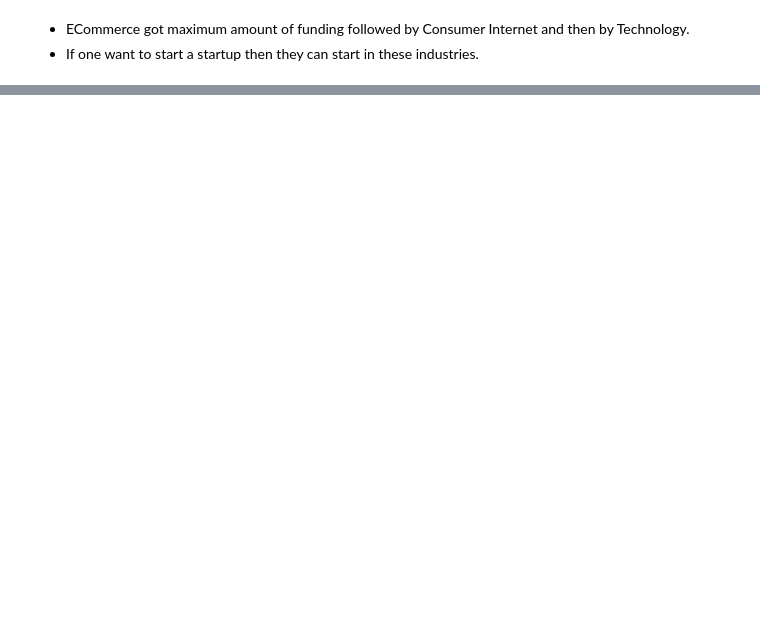
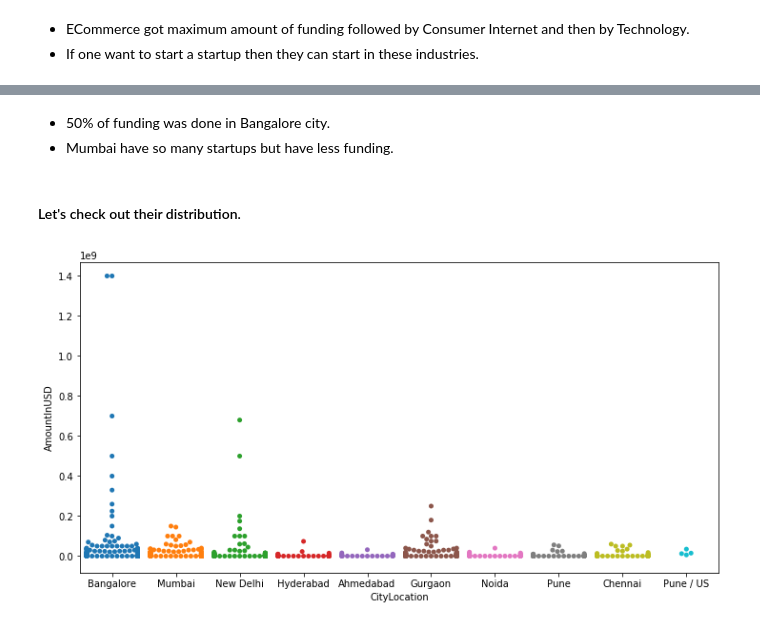
Before and after one commit to rahul221389/Exploration_Indian_Startups_Funding, a Jupyter notebook: indian startups.ipynb, the cells around one changed output, grey strips where cells are left out. Saved outputs shown, nothing was run; the diff lists cells and outputs as text; code cells hidden in the pictures; blank space fills up the shorter version.

```diff
--- a/indian startups.ipynb
+++ b/indian startups.ipynb
@@ -241,0 +283,18 @@ new_df[:10].T
+# %%
+# Dealing with duplicates name.
+l = ['Bangalore', 'Bangalore/ Bangkok', 'SFO / Bangalore','Seattle / Bangalore', 'Bangalore / SFO',
+     'Bangalore / Palo Alto', 'Bangalore / San Mateo', 'Bangalore / USA',   ]
+df_startup['CityLocation'] = df_startup['CityLocation'].apply(lambda x: 'Bangalore' if x in l else x )
+
+city_df = df_startup.groupby('CityLocation')['AmountInUSD'].sum().reset_index()
+city_df.sort_values('AmountInUSD', ascending=False, inplace=True)
+city_df = city_df[:10]
+city_df.reset_index(inplace=True, drop=True)
+city_df.set_index('CityLocation', inplace=True, drop=True)
+city_df.plot(kind='bar', figsize=(12,6), title='Top 10 cities which got maximum funding')
+plt.show()
+
+city_df.plot(kind='pie', figsize=(12,6), autopct='%.f%%', subplots=True)
+plt.show()
+
+city_df.T
@@ -241,0 +306,17 @@ new_df[:10].T
+# %% [markdown]
+* 50% of funding was done in Bangalore city.
+* Mumbai have so many startups but have less funding.
+# %% [markdown]
+#### Let's check out their distribution.
+# %%
+# top_city is the cities which have maximum funding.
+top_city = city_df.index
+temp_df = df_startup[df_startup['CityLocation'].isin(top_city)]
+temp_df = temp_df[['CityLocation', 'AmountInUSD']]
+
+plt.figure(figsize=(12,6))
+sns.swarmplot(data=temp_df, x=temp_df['CityLocation'], y=temp_df['AmountInUSD'])
+
+plt.show()
+# %% [output]
+[figure, added]
```
Also changed, not shown: parts of 27 cells of this notebook.
